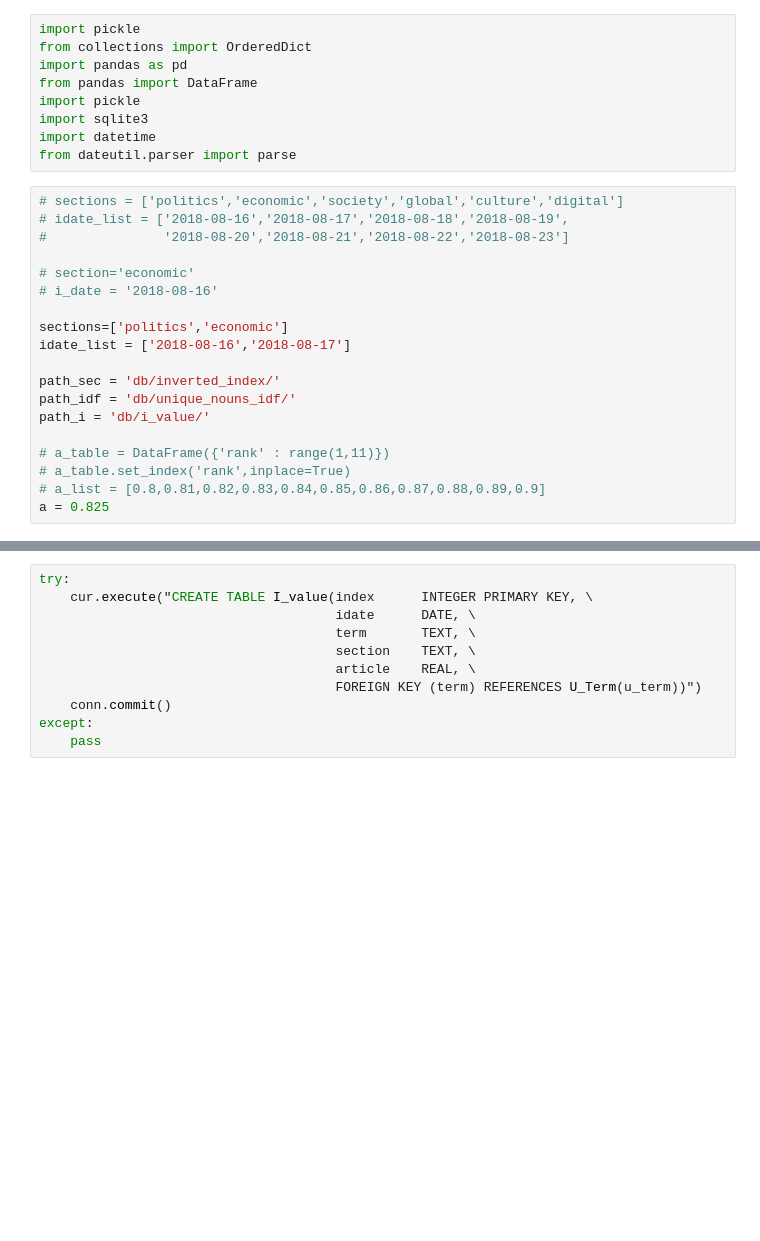
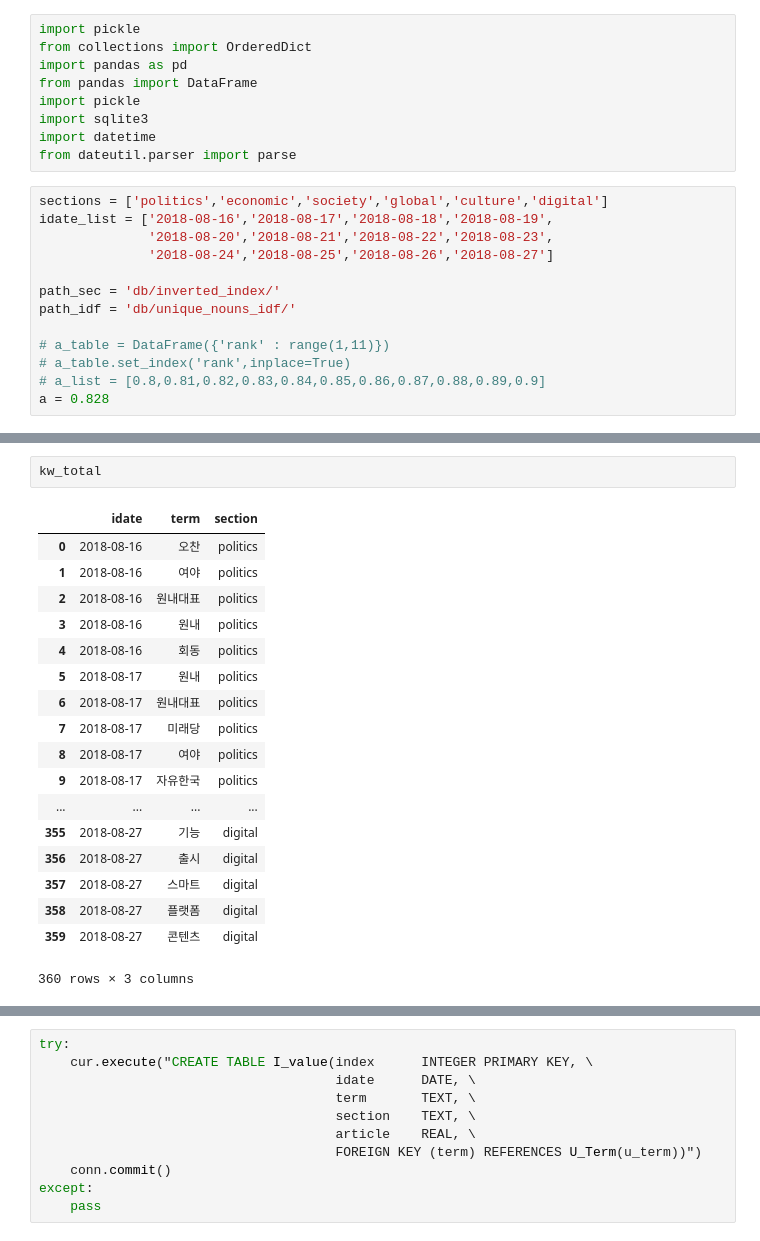
Before and after one commit to ktj9279/newstudy, a Jupyter notebook: i_value_hskim_ver.0.ipynb, the cells around one changed output, grey strips where cells are left out. Saved outputs shown, nothing was run; the diff lists cells and outputs as text; blank space fills up the shorter version.

Commit message:
value
vaule_hskim

```diff
--- a/i_value_hskim_ver.0.ipynb
+++ b/i_value_hskim_ver.0.ipynb
@@ -8,24 +8,18 @@ import sqlite3
 import datetime
 from dateutil.parser import parse
 # %%
-# sections = ['politics','economic','society','global','culture','digital']
-# idate_list = ['2018-08-16','2018-08-17','2018-08-18','2018-08-19',
-#               '2018-08-20','2018-08-21','2018-08-22','2018-08-23']
-
-# section='economic'
-# i_date = '2018-08-16'
-
-sections=['politics','economic']
-idate_list = ['2018-08-16','2018-08-17']
+sections = ['politics','economic','society','global','culture','digital']
+idate_list = ['2018-08-16','2018-08-17','2018-08-18','2018-08-19',
+              '2018-08-20','2018-08-21','2018-08-22','2018-08-23',
+              '2018-08-24','2018-08-25','2018-08-26','2018-08-27']
 
 path_sec = 'db/inverted_index/'
 path_idf = 'db/unique_nouns_idf/'
-path_i = 'db/i_value/'
 
 # a_table = DataFrame({'rank' : range(1,11)})
 # a_table.set_index('rank',inplace=True)
 # a_list = [0.8,0.81,0.82,0.83,0.84,0.85,0.86,0.87,0.88,0.89,0.9]
-a = 0.825
+a = 0.828
 # %%
 kw_total=DataFrame()
 for section in sections:
@@ -95,0 +113,21 @@ for section in sections:
+# %%
+kw_total
+# %% [output]
+|  | idate | term | section |
+| 0 | 2018-08-16 | 오찬 | politics |
+| 1 | 2018-08-16 | 여야 | politics |
+| 2 | 2018-08-16 | 원내대표 | politics |
+| 3 | 2018-08-16 | 원내 | politics |
+| 4 | 2018-08-16 | 회동 | politics |
+| 5 | 2018-08-17 | 원내 | politics |
+| 6 | 2018-08-17 | 원내대표 | politics |
+| 7 | 2018-08-17 | 미래당 | politics |
+| 8 | 2018-08-17 | 여야 | politics |
+| 9 | 2018-08-17 | 자유한국 | politics |
+| ... | ... | ... | ... |
+| 355 | 2018-08-27 | 기능 | digital |
+| 356 | 2018-08-27 | 출시 | digital |
+| 357 | 2018-08-27 | 스마트 | digital |
+| 358 | 2018-08-27 | 플랫폼 | digital |
+| 359 | 2018-08-27 | 콘텐츠 | digital |
+360 rows × 3 columns
```
Also changed, not shown: parts of 2 cells of this notebook, 5 other files.
